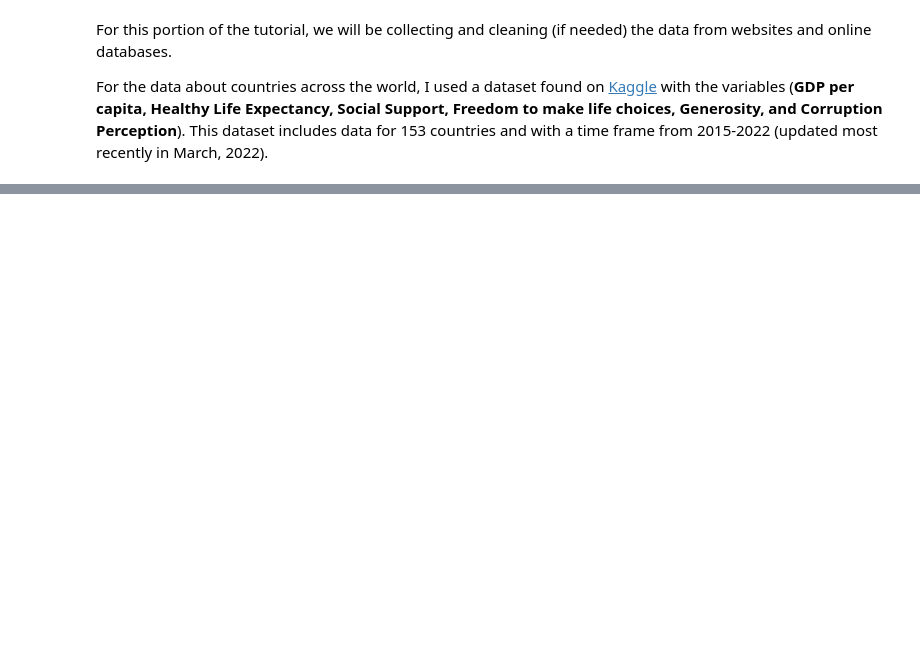
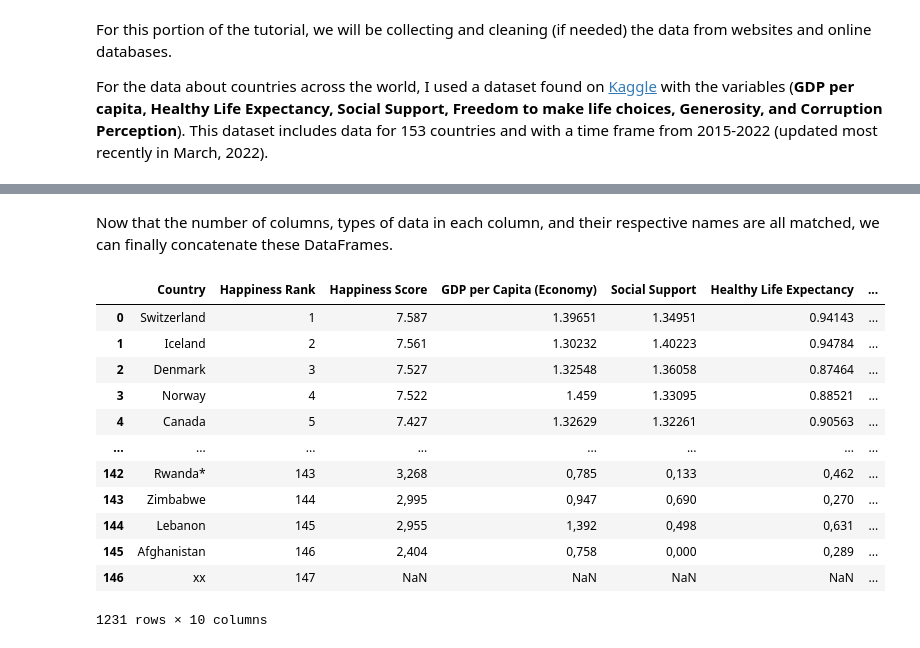
Before and after one commit to jeffrin-d/jeffrin-d.github.io, a Jupyter notebook: index.ipynb, the cells around one changed output, grey strips where cells are left out. Drawn from its saved outputs; the diff is of its cells as text; code cells hidden in the pictures; blank space fills up the shorter version.

```diff
--- a/index.ipynb
+++ b/index.ipynb
@@ -36,0 +192,14 @@ df_2022 = pd.read_csv("data/2022.csv")
+# %%
+updated_dfs = [df_2015, df_2016, df_2017, df_2018, df_2019, df_2020, df_2021, df_2022]
+
+for i in updated_dfs:
+  i.set_axis(cols, axis=1, inplace=True)
+
+print("Columns of 2015 DataFrame:\n" + str(list(df_2015)))
+print("\nColumns of 2016 DataFrame:\n" + str(list(df_2016)))
+print("\nColumns of 2017 DataFrame:\n" + str(list(df_2017)))
+print("\nColumns of 2018 DataFrame:\n" + str(list(df_2018)))
+print("\nColumns of 2019 DataFrame:\n" + str(list(df_2019)))
+print("\nColumns of 2020 DataFrame:\n" + str(list(df_2020)))
+print("\nColumns of 2021 DataFrame:\n" + str(list(df_2021)))
+print("\nColumns of 2022 DataFrame:\n" + str(list(df_2022)))
@@ -36,0 +224,19 @@ df_2022 = pd.read_csv("data/2022.csv")
+# %% [markdown]
+Now that the number of columns, types of data in each column, and their respective names are all matched, we can finally concatenate these DataFrames.
+# %%
+happiness_df = pd.concat(updated_dfs)
+happiness_df
+# %% [output]
+|  | Country | Happiness Rank | Happiness Score | GDP per Capita (Economy) | Social Support | Healthy Life Expectancy | ... |
+| 0 | Switzerland | 1 | 7.587 | 1.39651 | 1.34951 | 0.94143 | ... |
+| 1 | Iceland | 2 | 7.561 | 1.30232 | 1.40223 | 0.94784 | ... |
+| 2 | Denmark | 3 | 7.527 | 1.32548 | 1.36058 | 0.87464 | ... |
+| 3 | Norway | 4 | 7.522 | 1.459 | 1.33095 | 0.88521 | ... |
+| 4 | Canada | 5 | 7.427 | 1.32629 | 1.32261 | 0.90563 | ... |
+| ... | ... | ... | ... | ... | ... | ... | ... |
+| 142 | Rwanda* | 143 | 3,268 | 0,785 | 0,133 | 0,462 | ... |
+| 143 | Zimbabwe | 144 | 2,995 | 0,947 | 0,690 | 0,270 | ... |
+| 144 | Lebanon | 145 | 2,955 | 1,392 | 0,498 | 0,631 | ... |
+| 145 | Afghanistan | 146 | 2,404 | 0,758 | 0,000 | 0,289 | ... |
+| 146 | xx | 147 | NaN | NaN | NaN | NaN | ... |
+1231 rows × 10 columns
```
Also changed, not shown: parts of 35 cells of this notebook.
